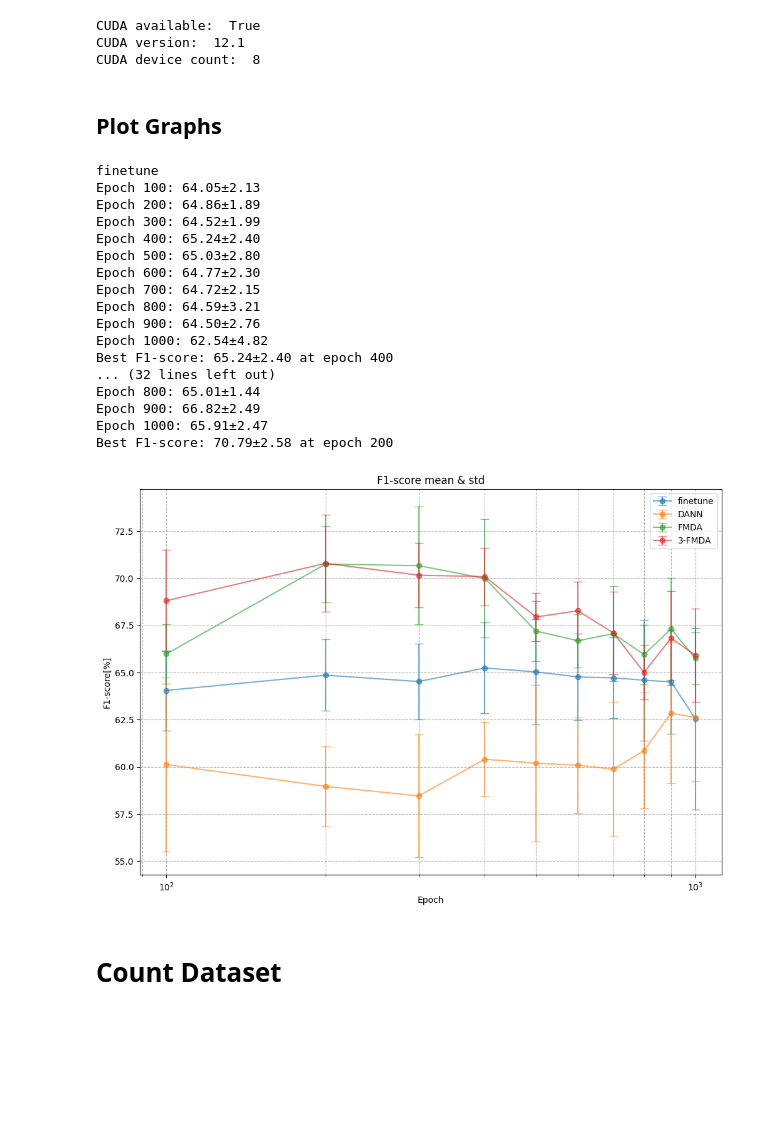
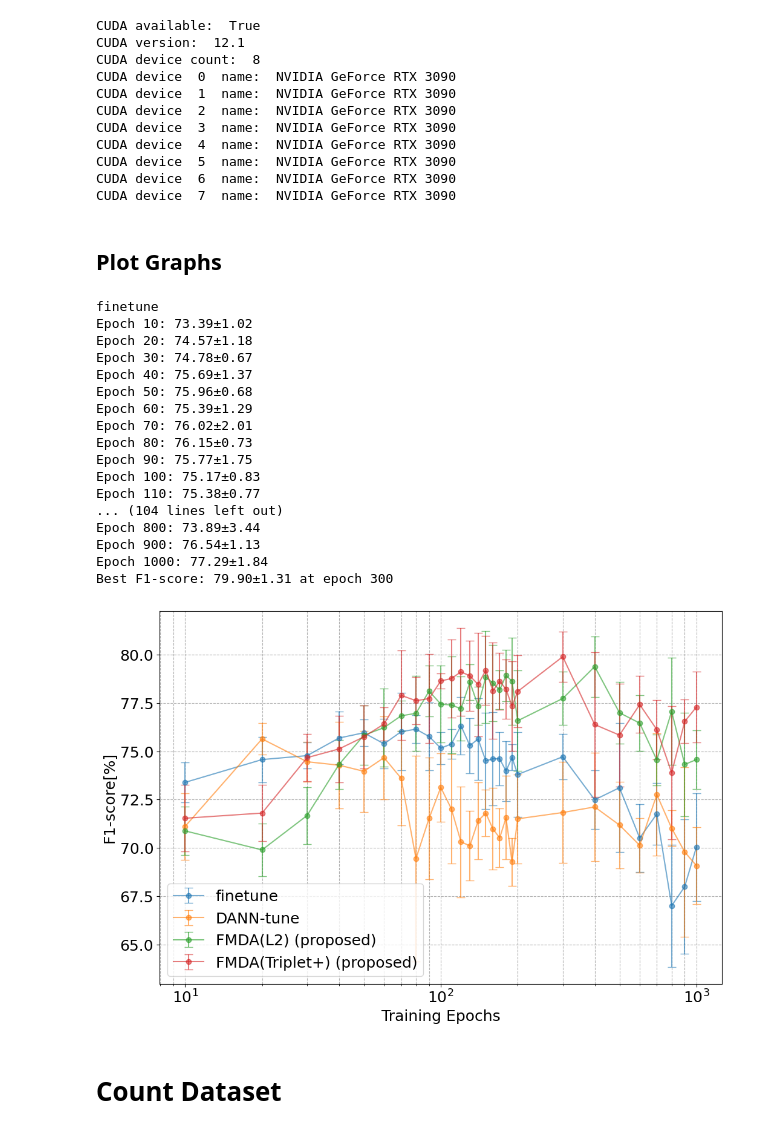
Before and after one commit to xkurozaru/fewshot-finetune-domain-adaptation, a Jupyter notebook: script.ipynb, the cells around one changed output. Saved outputs shown, nothing was run; the diff lists cells and outputs as text; code cells hidden in the pictures; blank space fills up the shorter version.

```diff
--- a/script.ipynb
+++ b/script.ipynb
@@ -1,14 +1,24 @@
 # %%
 import torch
-import os
 
 print("CUDA available: ", torch.cuda.is_available())
 print("CUDA version: ", torch.version.cuda)
 print("CUDA device count: ", torch.cuda.device_count())
+
+for i in range(torch.cuda.device_count()):
+    print("CUDA device ", i, " name: ", torch.cuda.get_device_name(i))
 # %% [output]
 CUDA available:  True
 CUDA version:  12.1
 CUDA device count:  8
+CUDA device  0  name:  NVIDIA GeForce RTX 3090
+CUDA device  1  name:  NVIDIA GeForce RTX 3090
+CUDA device  2  name:  NVIDIA GeForce RTX 3090
+CUDA device  3  name:  NVIDIA GeForce RTX 3090
+CUDA device  4  name:  NVIDIA GeForce RTX 3090
+CUDA device  5  name:  NVIDIA GeForce RTX 3090
+CUDA device  6  name:  NVIDIA GeForce RTX 3090
+CUDA device  7  name:  NVIDIA GeForce RTX 3090
 # %% [markdown]
 ## Plot Graphs
 # %%
@@ -16,13 +26,13 @@ import numpy as np
 import matplotlib.pyplot as plt
 from common import param
 
-epochs = np.array([100, 200, 300, 400, 500, 600, 700, 800, 900, 1000])
+epochs = np.array(param.test_epochs)
 
 # Data for different tuning methods
-fine_tune = np.loadtxt("result/old2/tomato/3leak/finetune_scores.csv", delimiter=",", dtype="float64")
-dann_tune = np.loadtxt("result/old2/tomato/3leak/dann_tune_scores.csv", delimiter=",", dtype="float64")
-dist_tune = np.loadtxt("result/old2/tomato/3leak/dist_tune_scores.csv", delimiter=",", dtype="float64")
-triplet_tune = np.loadtxt("result/old2/tomato/3leak/triplet_tune_scores.csv", delimiter=",", dtype="float64")
+fine_tune = np.loadtxt("result/new/cucumber/10leak/5fold/finetune_scores.csv", delimiter=",", dtype="float64")
+dann_tune = np.loadtxt("result/new/cucumber/10leak/5fold/dann_tune_scores.csv", delimiter=",", dtype="float64")
+dist_tune = np.loadtxt("result/new/cucumber/10leak/5fold/dist_tune_scores.csv", delimiter=",", dtype="float64")
+triplet_tune = np.loadtxt("result/new/cucumber/10leak/5fold/triplet_tune_scores.csv", delimiter=",", dtype="float64")
 
 
 # Calculate mean and standard deviation for each tuning method
@@ -37,67 +47,67 @@ print(f"Best F1-score: {np.max(mean_fine_tune):.2f}±{std_fine_tune[np.argmax(me
 
 mean_dann_tune = np.mean(dann_tune, axis=0)
 std_dann_tune = np.std(dann_tune, axis=0)
-print("DANN")
+print("DANN-tune")
 for i in range(len(epochs)):
     print(f'Epoch {epochs[i]}: {mean_dann_tune[i]:.2f}±{std_dann_tune[i]:.2f}')
 print(f"Best F1-score: {np.max(mean_dann_tune):.2f}±{std_dann_tune[np.argmax(mean_dann_tune)]:.2f} at epoch {epochs[np.argmax(mean_dann_tune)]}")
 
 mean_dist_tune = np.mean(dist_tune, axis=0)
 std_dist_tune = np.std(dist_tune, axis=0)
-print("FMDA")
+print("FMDA(L2)")
 for i in range(len(epochs)):
     print(f'Epoch {epochs[i]}: {mean_dist_tune[i]:.2f}±{std_dist_tune[i]:.2f}')
 print(f"Best F1-score: {np.max(mean_dist_tune):.2f}±{std_dist_tune[np.argmax(mean_dist_tune)]:.2f} at epoch {epochs[np.argmax(mean_dist_tune)]}")
 
 mean_triplet_tune = np.mean(triplet_tune, axis=0)
 std_triplet_tune = np.std(triplet_tune, axis=0)
-print("3-FMDA")
+print("FMDA(Triplet+)")
 for i in range(len(epochs)):
     print(f'Epoch {epochs[i]}: {mean_triplet_tune[i]:.2f}±{std_triplet_tune[i]:.2f}')
 print(f"Best F1-score: {np.max(mean_triplet_tune):.2f}±{std_triplet_tune[np.argmax(mean_triplet_tune)]:.2f} at epoch {epochs[np.argmax(mean_triplet_tune)]}")
 
 # Plotting the results
+plt.rcParams["font.size"] = 18
 plt.figure(figsize=(12, 8))
 
 # Fine-tune
 plt.errorbar(epochs, mean_fine_tune, yerr=std_fine_tune, fmt='-o', alpha=0.6, capsize=5, label='finetune')
 
 # DANN
-plt.errorbar(epochs, mean_dann_tune, yerr=std_dann_tune, fmt='-o', alpha=0.6, capsize=5, label='DANN')
+plt.errorbar(epochs, mean_dann_tune, yerr=std_dann_tune, fmt='-o', alpha=0.6, capsize=5, label='DANN-tune')
 
 # FMDA
-plt.errorbar(epochs, mean_dist_tune, yerr=std_dist_tune, fmt='-o', alpha=0.6, capsize=5, label='FMDA')
+plt.errorbar(epochs, mean_dist_tune, yerr=std_dist_tune, fmt="-o", alpha=0.6, capsize=5, label="FMDA(L2) (proposed)")
 
 # 3-FMDA
-plt.errorbar(epochs, mean_triplet_tune, yerr=std_triplet_tune, fmt='-o', alpha=0.6, capsize=5, label='3-FMDA')
+plt.errorbar(epochs, mean_triplet_tune, yerr=std_triplet_tune, fmt="-o", alpha=0.6, capsize=5, label="FMDA(Triplet+) (proposed)")
 
 plt.xscale("log")
 
-plt.title('F1-score mean & std')
-plt.xlabel('Epoch')
+plt.xlabel('Training Epochs')
 plt.ylabel('F1-score[%]')
 plt.legend()
 plt.grid(True, which="both", ls="--")
 plt.show()
 # %% [output]
 finetune
-Epoch 100: 64.05±2.13
-Epoch 200: 64.86±1.89
-Epoch 300: 64.52±1.99
-Epoch 400: 65.24±2.40
-Epoch 500: 65.03±2.80
-Epoch 600: 64.77±2.30
-Epoch 700: 64.72±2.15
-Epoch 800: 64.59±3.21
-Epoch 900: 64.50±2.76
-Epoch 1000: 62.54±4.82
-Best F1-score: 65.24±2.40 at epoch 400
-... (32 lines left out)
-Epoch 800: 65.01±1.44
-Epoch 900: 66.82±2.49
-Epoch 1000: 65.91±2.47
-Best F1-score: 70.79±2.58 at epoch 200
+Epoch 10: 73.39±1.02
+Epoch 20: 74.57±1.18
+Epoch 30: 74.78±0.67
+Epoch 40: 75.69±1.37
+Epoch 50: 75.96±0.68
+Epoch 60: 75.39±1.29
+Epoch 70: 76.02±2.01
+Epoch 80: 76.15±0.73
+Epoch 90: 75.77±1.75
+Epoch 100: 75.17±0.83
+Epoch 110: 75.38±0.77
+... (104 lines left out)
+Epoch 800: 73.89±3.44
+Epoch 900: 76.54±1.13
+Epoch 1000: 77.29±1.84
+Best F1-score: 79.90±1.31 at epoch 300
-[figure, old version]
+[figure, new version]
 # %% [markdown]
 # Count Dataset
 # %%
```
Also changed, not shown: parts of 2 cells of this notebook, 14 other files.
